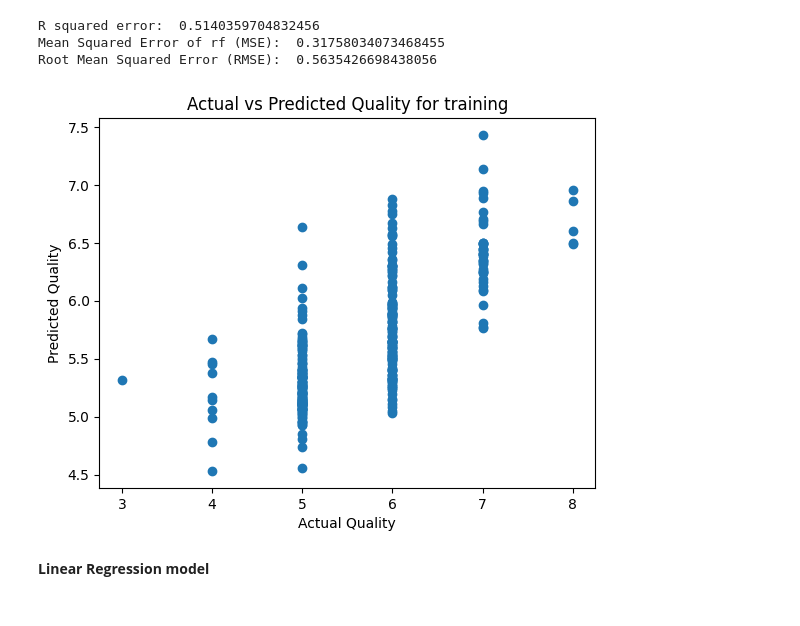
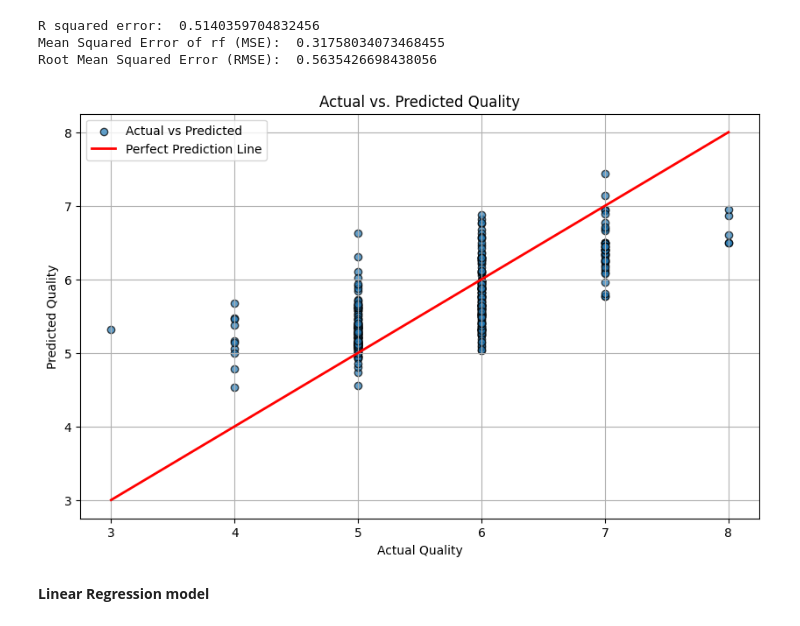
Before and after one commit to sergekamanzi/wine_quality, a Jupyter notebook: red_wine_quality_predictor.ipynb, the cells around one changed output. Cells and saved outputs as stored; diff of their text form; code cells hidden in the pictures.

```diff
--- a/red_wine_quality_predictor.ipynb
+++ b/red_wine_quality_predictor.ipynb
@@ -191,14 +237,18 @@ R squared error:  0.5140359704832456
 Mean Squared Error of rf (MSE):  0.31758034073468455
 Root Mean Squared Error (RMSE):  0.5635426698438056
 # %%
-#%%capture
-plt.scatter(y_test, pred_random)
-plt.xlabel("Actual Quality")
-plt.ylabel("Predicted Quality")
-plt.title("Actual vs Predicted Quality for training")
+# Plot actual vs. predicted Quality
+plt.figure(figsize=(10, 6))
+plt.scatter(y_test, pred_random, alpha=0.7, edgecolors='k', label="Actual vs Predicted")
+plt.plot([y_test.min(), y_test.max()], [y_test.min(), y_test.max()], 'r-', lw=2, label="Perfect Prediction Line")
+plt.xlabel('Actual Quality')
+plt.ylabel('Predicted Quality')
+plt.title('Actual vs. Predicted Quality')
+plt.legend()
+plt.grid(True)
 plt.show()
 # %% [output]
-[figure, old version]
+[figure, new version]
 # %% [markdown]
 **Linear Regression model**
 # %%
```
Also changed, not shown: parts of 8 cells of this notebook.
